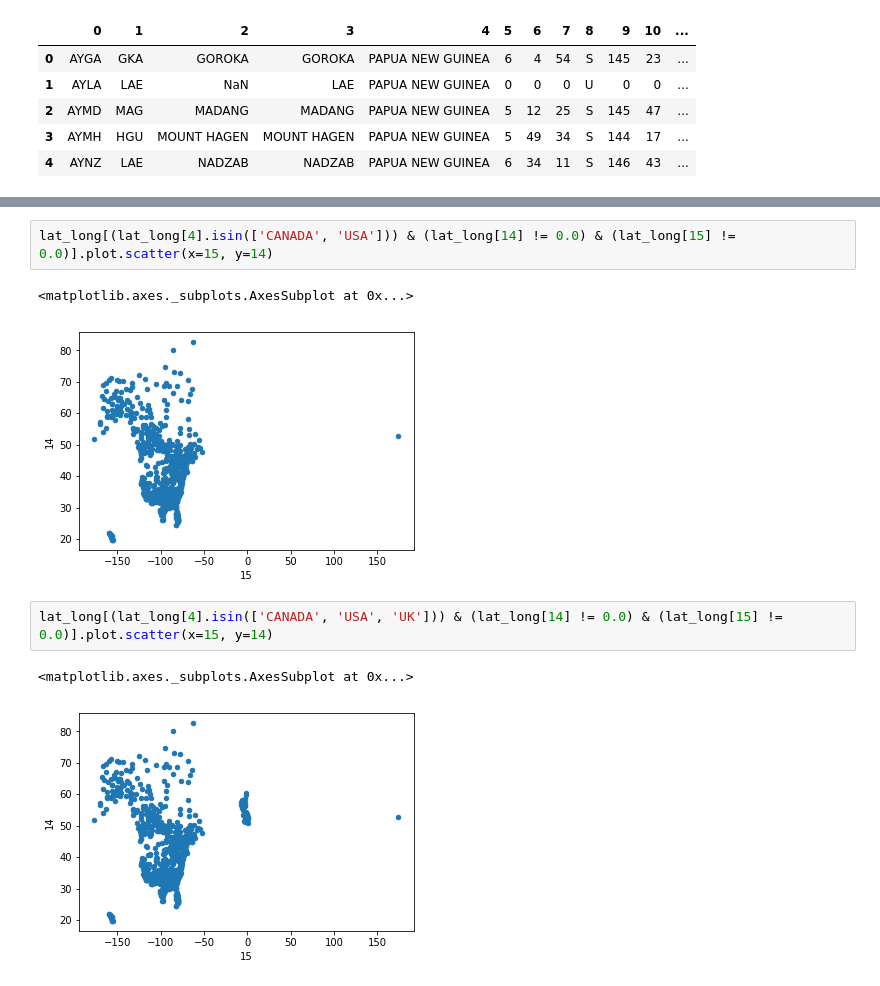
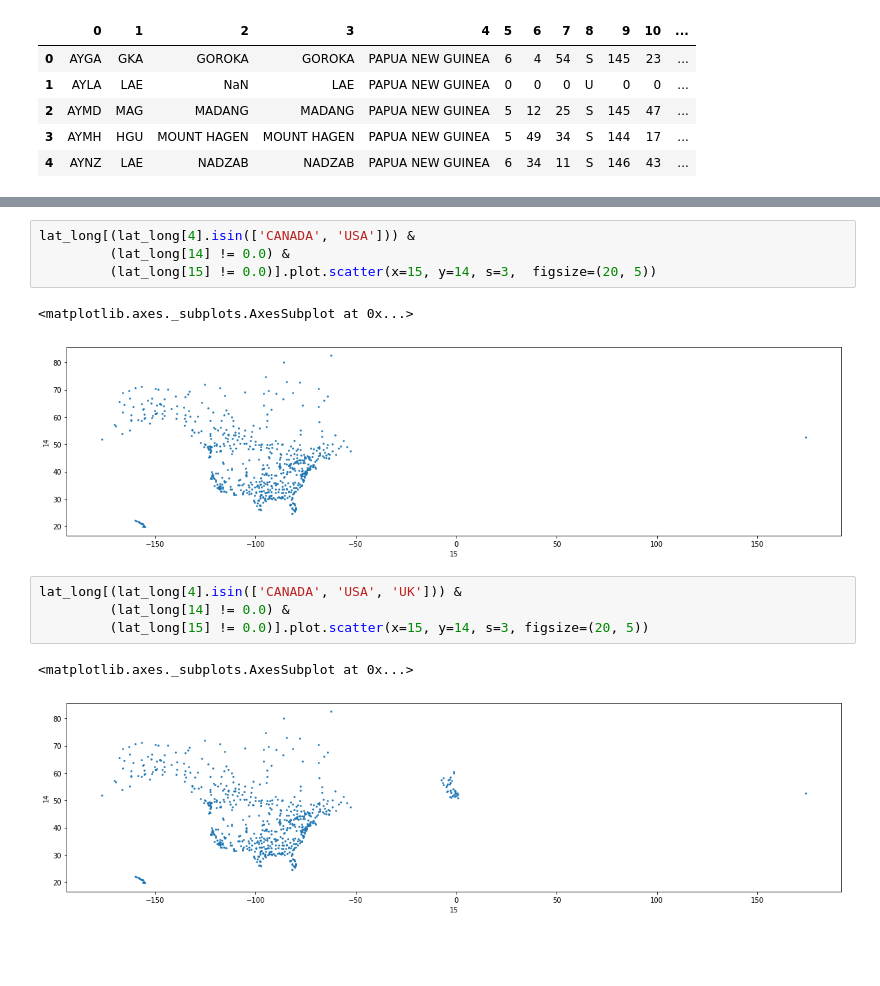
Before and after one commit to MridulS/intro-to-data-science, a Jupyter notebook: Introduction-Python-Pandas.ipynb, the cells around one changed output, grey strips where cells are left out. Drawn from its saved outputs; the diff is of its cells as text; blank space fills up the shorter version.

```diff
--- a/Introduction-Python-Pandas.ipynb
+++ b/Introduction-Python-Pandas.ipynb
@@ -601,11 +624,15 @@ lat_long.plot.scatter(x=14, y=15)
 # %%
-lat_long[(lat_long[4].isin(['CANADA', 'USA'])) & (lat_long[14] != 0.0) & (lat_long[15] != 0.0)].plot.scatter(x=15, y=14)
+lat_long[(lat_long[4].isin(['CANADA', 'USA'])) &
+         (lat_long[14] != 0.0) &
+         (lat_long[15] != 0.0)].plot.scatter(x=15, y=14, s=3,  figsize=(20, 5))
 # %% [output]
 <matplotlib.axes._subplots.AxesSubplot at 0x...>
-[figure, old version]
+[figure, new version]
 # %%
-lat_long[(lat_long[4].isin(['CANADA', 'USA', 'UK'])) & (lat_long[14] != 0.0) & (lat_long[15] != 0.0)].plot.scatter(x=15, y=14)
+lat_long[(lat_long[4].isin(['CANADA', 'USA', 'UK'])) &
+         (lat_long[14] != 0.0) &
+         (lat_long[15] != 0.0)].plot.scatter(x=15, y=14, s=3, figsize=(20, 5))
 # %% [output]
 <matplotlib.axes._subplots.AxesSubplot at 0x...>
-[figure, old version]
+[figure, new version]
 # %%
```
Also changed, not shown: parts of 59 cells of this notebook, 4 other files.
